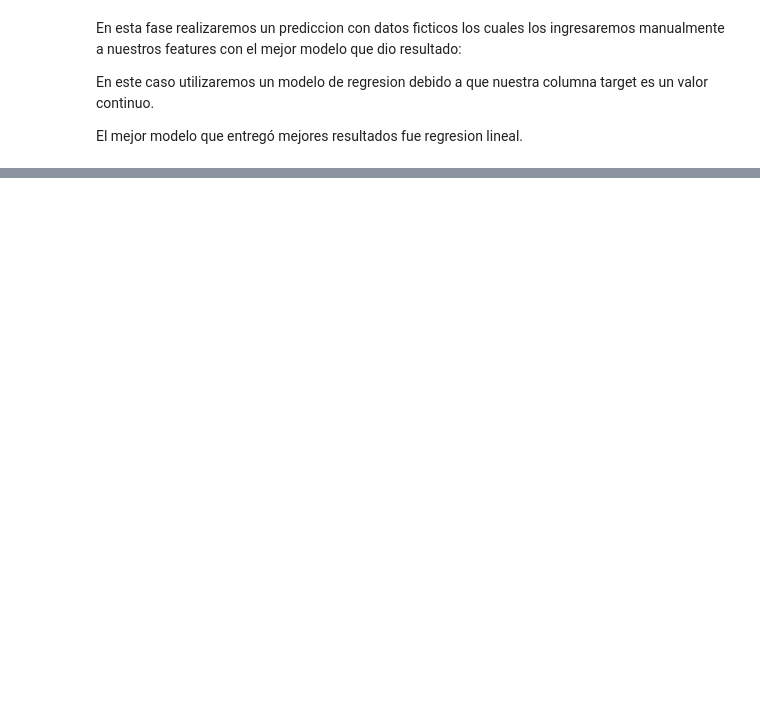
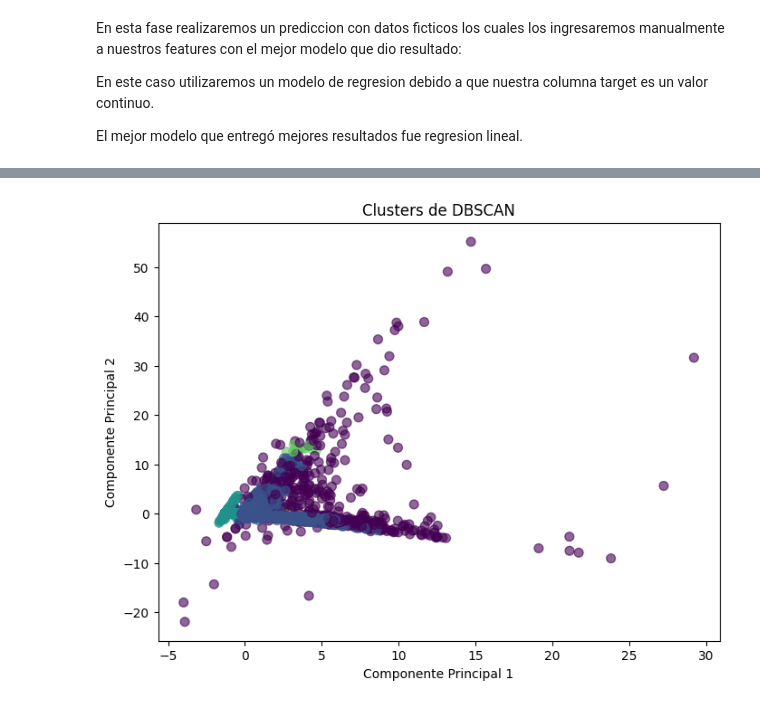
Before and after one commit to TitoD01/monopoly, a Jupyter notebook: monopoly/notebooks/Monopoly.ipynb, the cells around one changed output, grey strips where cells are left out. Saved outputs shown, nothing was run; the diff lists cells and outputs as text; code cells hidden in the pictures; blank space fills up the shorter version.

```diff
--- a/monopoly/notebooks/Monopoly.ipynb
+++ b/monopoly/notebooks/Monopoly.ipynb
@@ -896,0 +1036,36 @@ Note: you may need to restart the kernel to use updated packages.
+# %%
+from sklearn.cluster import DBSCAN
+from sklearn.metrics import silhouette_score
+import pandas as pd
+
+# Ajustar parámetros de DBSCAN
+eps_values = [1.2, 1.5, 1.8]  # Explorar diferentes valores de eps
+min_samples_values = [3, 5, 7]  # Explorar diferentes valores de min_samples
+
+best_eps, best_min_samples, best_silhouette = None, None, -1
+
+for eps in eps_values:
+    for min_samples in min_samples_values:
+        dbscan = DBSCAN(eps=eps, min_samples=min_samples)
+        dbscan_labels = dbscan.fit_predict(data_scaled)
+
+        # Evaluar Silhouette solo si hay más de un cluster
+        if len(set(dbscan_labels)) > 1:
+            silhouette = silhouette_score(data_scaled[dbscan_labels != -1], dbscan_labels[dbscan_labels != -1])
+            if silhouette > best_silhouette:
+                best_eps, best_min_samples, best_silhouette = eps, min_samples, silhouette
+
+print("Mejores parámetros para DBSCAN:")
+print("eps:", best_eps)
+print("min_samples:", best_min_samples)
+print("Silhouette Score:", best_silhouette)
+
+# Aplicar DBSCAN con los mejores parámetros
+dbscan = DBSCAN(eps=best_eps, min_samples=best_min_samples)
+dbscan_labels = dbscan.fit_predict(data_scaled)
+
+# Agregar etiquetas al dataframe
+df_credito['DBSCAN_Cluster'] = dbscan_labels
+
+# Ver resultados
+print("\nDistribución de puntos por cluster (DBSCAN):\n", pd.Series(dbscan_labels).value_counts())
@@ -896,0 +1090,10 @@ Note: you may need to restart the kernel to use updated packages.
+# %%
+# Graficar los clusters de DBSCAN
+plt.figure(figsize=(8, 6))
+plt.scatter(data_pca[:, 0], data_pca[:, 1], c=dbscan_labels, cmap='viridis', s=50, alpha=0.6)
+plt.title('Clusters de DBSCAN')
+plt.xlabel('Componente Principal 1')
+plt.ylabel('Componente Principal 2')
+plt.show()
+# %% [output]
+[figure, added]
```
Also changed, not shown: parts of 26 cells of this notebook.
